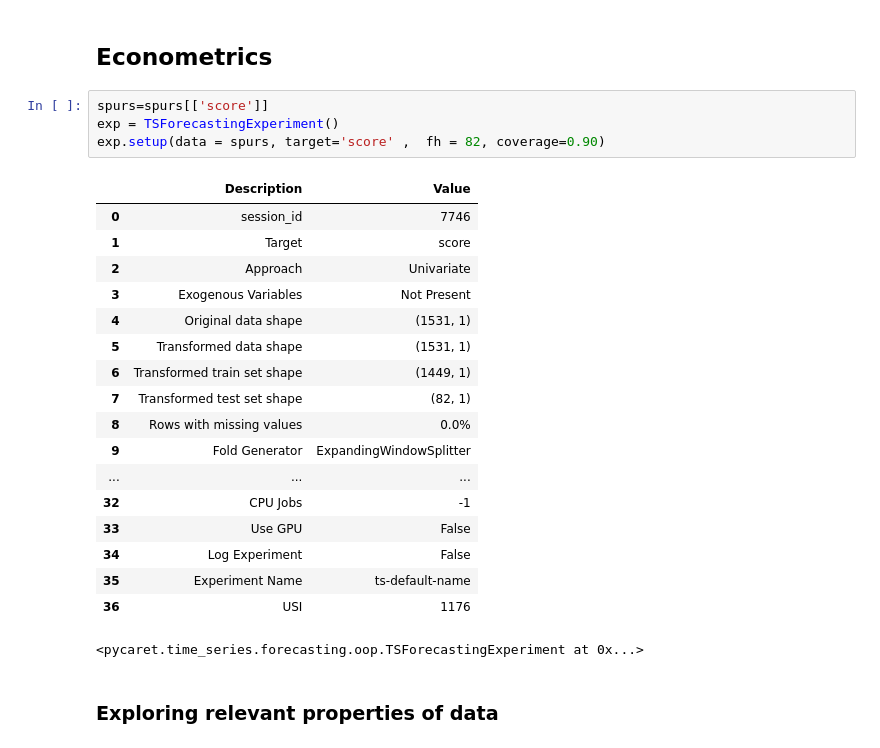
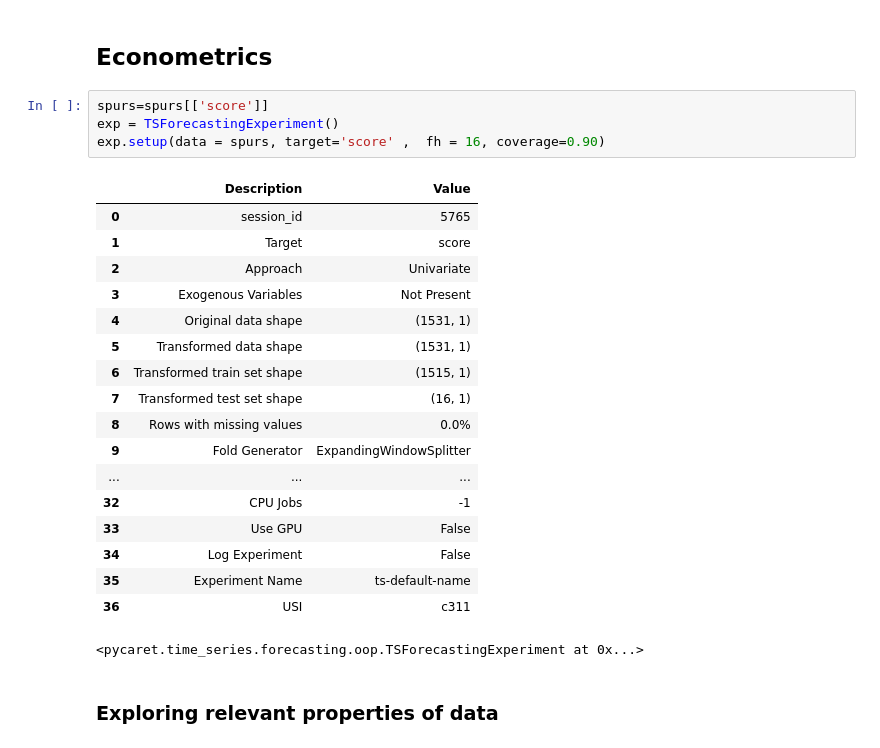
Before and after one commit to bishopcurtisj/DATA5630_Final_Project, a Jupyter notebook: src/econometrics_ML.ipynb, the cells around one changed output. Saved outputs shown, nothing was run; the diff lists cells and outputs as text.

```diff
--- a/src/econometrics_ML.ipynb
+++ b/src/econometrics_ML.ipynb
@@ -17,17 +17,17 @@ spurs = spurs[(spurs['season_type']==0) & (spurs['season']<2021) & (spurs['seaso
 # %%
 spurs=spurs[['score']]
 exp = TSForecastingExperiment()
-exp.setup(data = spurs, target='score' ,  fh = 82, coverage=0.90)
+exp.setup(data = spurs, target='score' ,  fh = 16, coverage=0.90)
 # %% [output]
 |  | Description | Value |
-| 0 | session_id | 7746 |
+| 0 | session_id | 5765 |
 | 1 | Target | score |
 | 2 | Approach | Univariate |
 | 3 | Exogenous Variables | Not Present |
 | 4 | Original data shape | (1531, 1) |
 | 5 | Transformed data shape | (1531, 1) |
-| 6 | Transformed train set shape | (1449, 1) |
-| 7 | Transformed test set shape | (82, 1) |
+| 6 | Transformed train set shape | (1515, 1) |
+| 7 | Transformed test set shape | (16, 1) |
 | 8 | Rows with missing values | 0.0% |
 | 9 | Fold Generator | ExpandingWindowSplitter |
 | ... | ... | ... |
@@ -35,7 +35,7 @@ exp.setup(data = spurs, target='score' ,  fh = 82, coverage=0.90)
 | 33 | Use GPU | False |
 | 34 | Log Experiment | False |
 | 35 | Experiment Name | ts-default-name |
-| 36 | USI | 1176 |
+| 36 | USI | c311 |
 <pycaret.time_series.forecasting.oop.TSForecastingExperiment at 0x...>
 # %% [markdown]
 ### Exploring relevant properties of data
```
Also changed, not shown: parts of 18 cells of this notebook, 11 other files.
